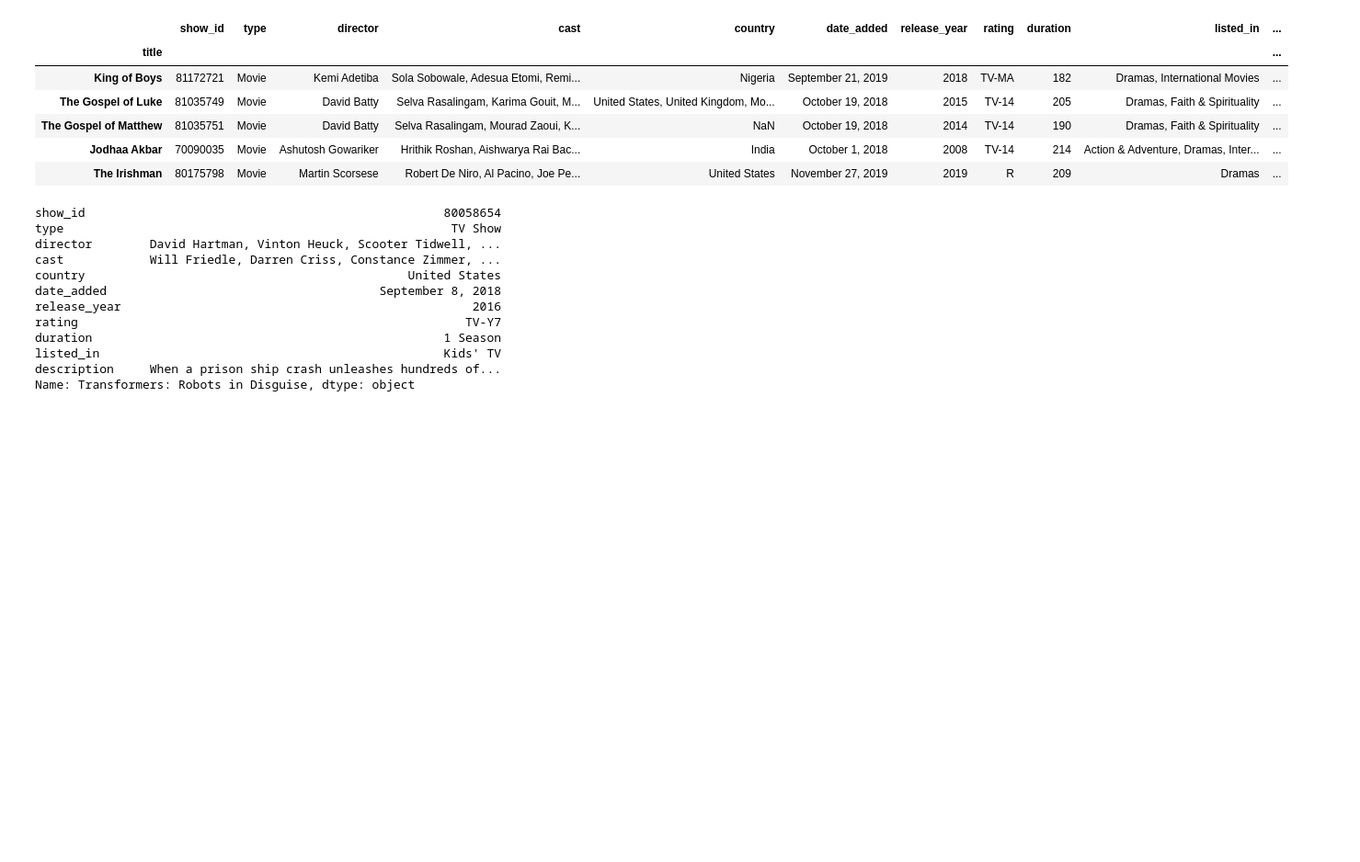
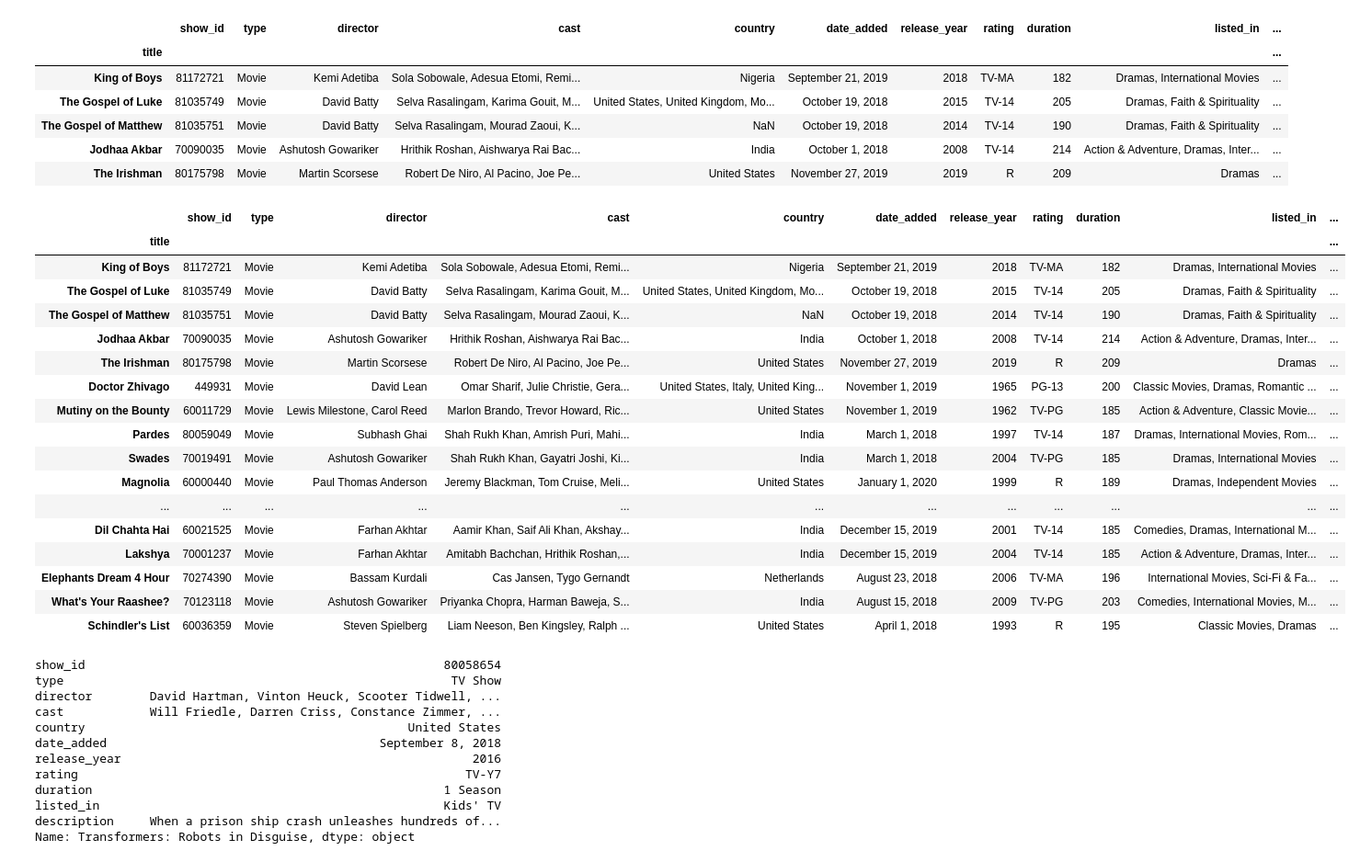
Before and after one commit to theresearchscientistpod/tutorials, a Jupyter notebook: Pandas Tutorial.ipynb, the cells around one changed output. Shown at 92% size. Saved outputs shown, nothing was run; the diff lists cells and outputs as text; code cells hidden in the pictures; blank space fills up the shorter version.

```diff
--- a/Pandas Tutorial.ipynb
+++ b/Pandas Tutorial.ipynb
@@ -652,6 +584,28 @@ See the caveats in the documentation: https://pandas.pydata.org/pandas-docs/stab
 | The Gospel of Matthew | 81035751 | Movie | David Batty | Selva Rasalingam, Mourad Zaoui, K... | NaN | October 19, 2018 | 2014 | TV-14 | 190 | Dramas, Faith & Spirituality | ... |
 | Jodhaa Akbar | 70090035 | Movie | Ashutosh Gowariker | Hrithik Roshan, Aishwarya Rai Bac... | India | October 1, 2018 | 2008 | TV-14 | 214 | Action & Adventure, Dramas, Inter... | ... |
 | The Irishman | 80175798 | Movie | Martin Scorsese | Robert De Niro, Al Pacino, Joe Pe... | United States | November 27, 2019 | 2019 | R | 209 | Dramas | ... |
+# %%
+#Using query to select films longer than 3 hours
+films.query('duration > 180')
+# %% [output]
+|  | show_id | type | director | cast | country | date_added | release_year | rating | duration | listed_in | ... |
+| title |  |  |  |  |  |  |  |  |  |  | ... |
+| King of Boys | 81172721 | Movie | Kemi Adetiba | Sola Sobowale, Adesua Etomi, Remi... | Nigeria | September 21, 2019 | 2018 | TV-MA | 182 | Dramas, International Movies | ... |
+| The Gospel of Luke | 81035749 | Movie | David Batty | Selva Rasalingam, Karima Gouit, M... | United States, United Kingdom, Mo... | October 19, 2018 | 2015 | TV-14 | 205 | Dramas, Faith & Spirituality | ... |
+| The Gospel of Matthew | 81035751 | Movie | David Batty | Selva Rasalingam, Mourad Zaoui, K... | NaN | October 19, 2018 | 2014 | TV-14 | 190 | Dramas, Faith & Spirituality | ... |
+| Jodhaa Akbar | 70090035 | Movie | Ashutosh Gowariker | Hrithik Roshan, Aishwarya Rai Bac... | India | October 1, 2018 | 2008 | TV-14 | 214 | Action & Adventure, Dramas, Inter... | ... |
+| The Irishman | 80175798 | Movie | Martin Scorsese | Robert De Niro, Al Pacino, Joe Pe... | United States | November 27, 2019 | 2019 | R | 209 | Dramas | ... |
+| Doctor Zhivago | 449931 | Movie | David Lean | Omar Sharif, Julie Christie, Gera... | United States, Italy, United King... | November 1, 2019 | 1965 | PG-13 | 200 | Classic Movies, Dramas, Romantic ... | ... |
+| Mutiny on the Bounty | 60011729 | Movie | Lewis Milestone, Carol Reed | Marlon Brando, Trevor Howard, Ric... | United States | November 1, 2019 | 1962 | TV-PG | 185 | Action & Adventure, Classic Movie... | ... |
+| Pardes | 80059049 | Movie | Subhash Ghai | Shah Rukh Khan, Amrish Puri, Mahi... | India | March 1, 2018 | 1997 | TV-14 | 187 | Dramas, International Movies, Rom... | ... |
+| Swades | 70019491 | Movie | Ashutosh Gowariker | Shah Rukh Khan, Gayatri Joshi, Ki... | India | March 1, 2018 | 2004 | TV-PG | 185 | Dramas, International Movies | ... |
+| Magnolia | 60000440 | Movie | Paul Thomas Anderson | Jeremy Blackman, Tom Cruise, Meli... | United States | January 1, 2020 | 1999 | R | 189 | Dramas, Independent Movies | ... |
+| ... | ... | ... | ... | ... | ... | ... | ... | ... | ... | ... | ... |
+| Dil Chahta Hai | 60021525 | Movie | Farhan Akhtar | Aamir Khan, Saif Ali Khan, Akshay... | India | December 15, 2019 | 2001 | TV-14 | 185 | Comedies, Dramas, International M... | ... |
+| Lakshya | 70001237 | Movie | Farhan Akhtar | Amitabh Bachchan, Hrithik Roshan,... | India | December 15, 2019 | 2004 | TV-14 | 185 | Action & Adventure, Dramas, Inter... | ... |
+| Elephants Dream 4 Hour | 70274390 | Movie | Bassam Kurdali | Cas Jansen, Tygo Gernandt | Netherlands | August 23, 2018 | 2006 | TV-MA | 196 | International Movies, Sci-Fi & Fa... | ... |
+| What's Your Raashee? | 70123118 | Movie | Ashutosh Gowariker | Priyanka Chopra, Harman Baweja, S... | India | August 15, 2018 | 2009 | TV-PG | 203 | Comedies, International Movies, M... | ... |
+| Schindler's List | 60036359 | Movie | Steven Spielberg | Liam Neeson, Ben Kingsley, Ralph ... | United States | April 1, 2018 | 1993 | R | 195 | Classic Movies, Dramas | ... |
 # %%
 #Find N/A value
 df = pd.read_csv("data/netflix_titles.csv", index_col='title')
```
Also changed, not shown: parts of 79 cells of this notebook.
